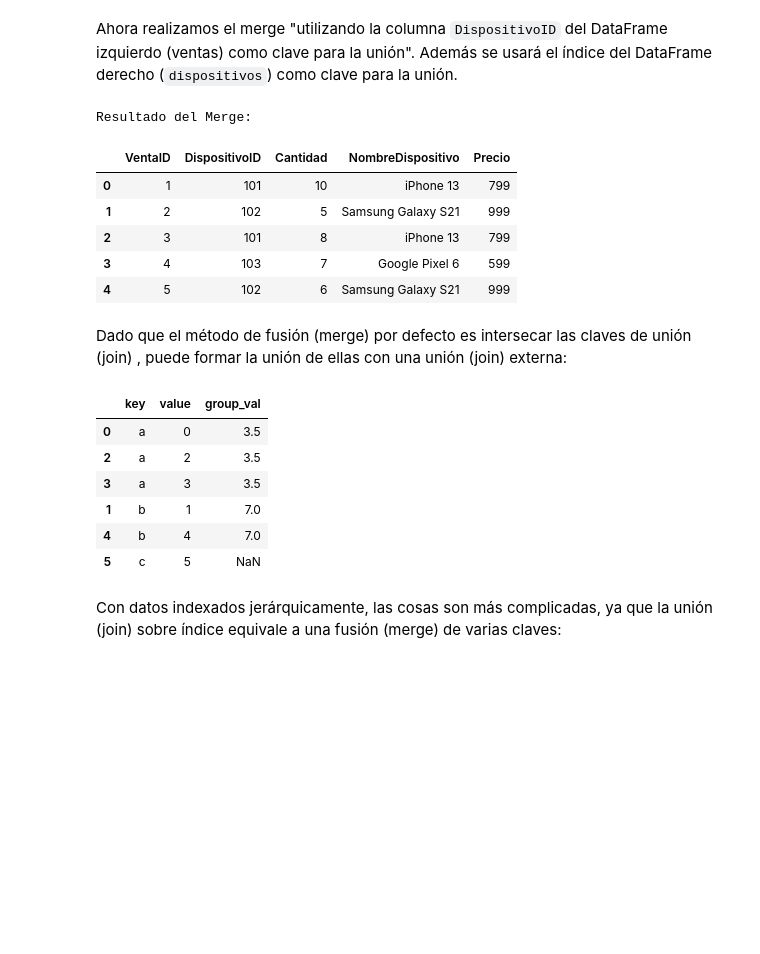
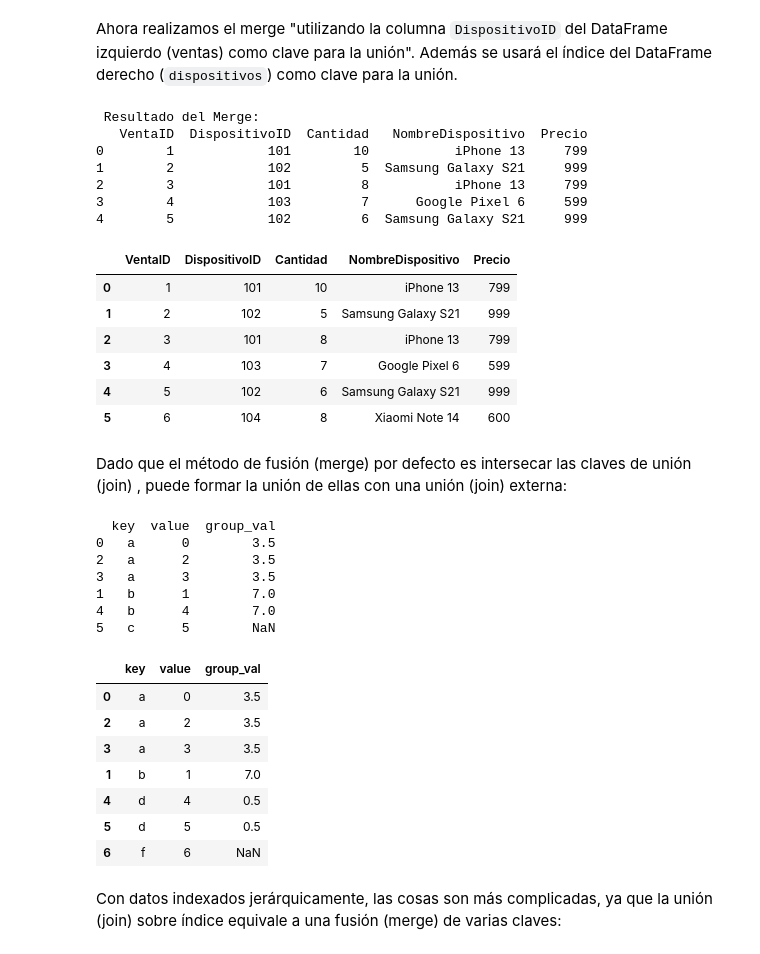
Before and after one commit to mizos0512/RPython, a Jupyter notebook: Notebooks/Clases/Wrangling-Merge.ipynb, the cells around one changed output. Cells and saved outputs as stored; diff of their text form; code cells hidden in the pictures; blank space fills up the shorter version.

```diff
--- a/Notebooks/Clases/Wrangling-Merge.ipynb
+++ b/Notebooks/Clases/Wrangling-Merge.ipynb
@@ -1106,7 +1106,16 @@ Observar la siguiente tabla para una referencia de argumentos en `pandas.merge`.
 # %% [markdown]
 En algunos casos, la(s) clave(s) de fusión(merging) de un DataFrame se encuentra(n) en su índice (etiquetas de fila). En este caso, puede pasar `left_index=True` o `right_index=True` (o ambos) para indicar que el índice debe utilizarse como clave de fusión:
 # %%
+import pandas as pd
+
 left1 = pd.DataFrame({"key": ["a", "b", "a", "a", "b", "c"],
-                      "value": pd.Series(range(6), dtype="Int64")})
+"value": pd.Series(range(6), dtype="Int64")})
 left1
+
+left2 = pd.DataFrame({"key": ["a", "b", "a", "a", "d", "d", "f"],
+"value": pd.Series(range(7), dtype="Int64")})
+
+print(left1)
+print()
+left2
 # %% [output]
@@ -1120,4 +1137,11 @@ left1
 # %%
 right1 = pd.DataFrame({"group_val": [3.5, 7]}, index=["a", "b"])
 right1
+
+right2 = pd.DataFrame({"group_val": [3.5, 7, 0.5]}, index=["a", "b","d"])
+right2
+
+print(right1)
+print()
+right2
 # %% [output]
@@ -1178,29 +1242,49 @@ Ahora realizamos el merge "utilizando la columna `DispositivoID` del DataFrame i
 # %%
 # Realizar el merge
 resultado = pd.merge(ventas, dispositivos, left_on='DispositivoID', right_index=True)
+resultado_1 = pd.merge(ventas_1, dispositivos_1, left_on='DispositivoID', right_index=True)
 
-print("\nResultado del Merge:")
-resultado
+print("\n Resultado del Merge:")
+print(resultado)
+print()
+resultado_1
 # %% [output]
-Resultado del Merge:
+ Resultado del Merge:
+   VentaID  DispositivoID  Cantidad   NombreDispositivo  Precio
+0        1            101        10           iPhone 13     799
+1        2            102         5  Samsung Galaxy S21     999
+2        3            101         8           iPhone 13     799
+3        4            103         7      Google Pixel 6     599
+4        5            102         6  Samsung Galaxy S21     999
 |  | VentaID | DispositivoID | Cantidad | NombreDispositivo | Precio |
 | 0 | 1 | 101 | 10 | iPhone 13 | 799 |
 | 1 | 2 | 102 | 5 | Samsung Galaxy S21 | 999 |
 | 2 | 3 | 101 | 8 | iPhone 13 | 799 |
 | 3 | 4 | 103 | 7 | Google Pixel 6 | 599 |
 | 4 | 5 | 102 | 6 | Samsung Galaxy S21 | 999 |
+| 5 | 6 | 104 | 8 | Xiaomi Note 14 | 600 |
 # %% [markdown]
 Dado que el método de fusión (merge) por defecto es intersecar las claves de unión (join) , puede formar la unión de ellas con una unión (join) externa:
 # %%
-pd.merge(left1, right1, left_on="key", right_index=True, how="outer")
+print(pd.merge(left1, right1, left_on="key", right_index=True, how="outer"))
+print()
+pd.merge(left2, right2, left_on="key", right_index=True, how="outer")
 # %% [output]
+  key  value  group_val
+0   a      0        3.5
+2   a      2        3.5
+3   a      3        3.5
+1   b      1        7.0
+4   b      4        7.0
+5   c      5        NaN
 |  | key | value | group_val |
 | 0 | a | 0 | 3.5 |
 | 2 | a | 2 | 3.5 |
 | 3 | a | 3 | 3.5 |
 | 1 | b | 1 | 7.0 |
-| 4 | b | 4 | 7.0 |
-| 5 | c | 5 | NaN |
+| 4 | d | 4 | 0.5 |
+| 5 | d | 5 | 0.5 |
+| 6 | f | 6 | NaN |
 # %% [markdown]
 Con datos indexados jerárquicamente, las cosas son más complicadas, ya que la unión (join) sobre índice equivale a una fusión (merge) de varias claves:
 # %%
```
Also changed, not shown: parts of 10 cells of this notebook.
